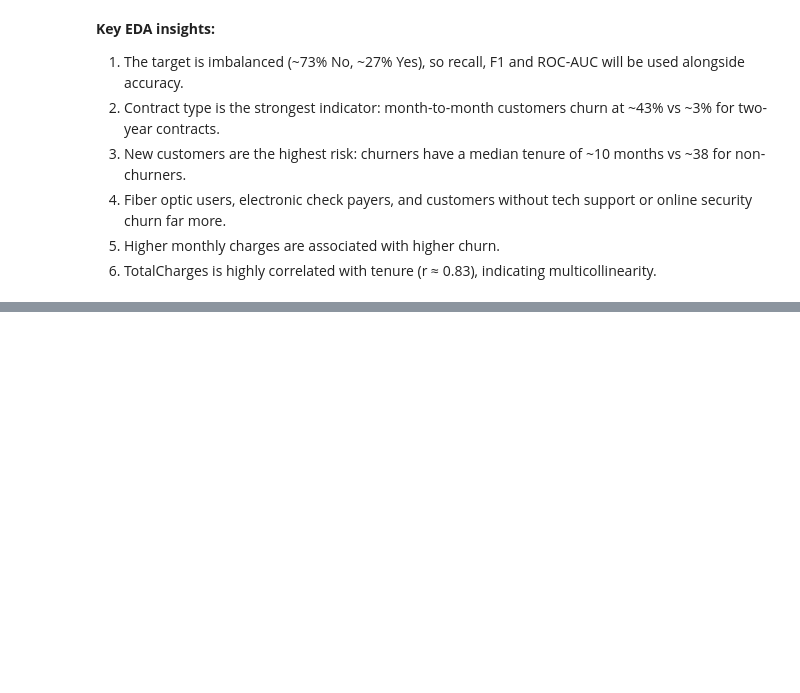
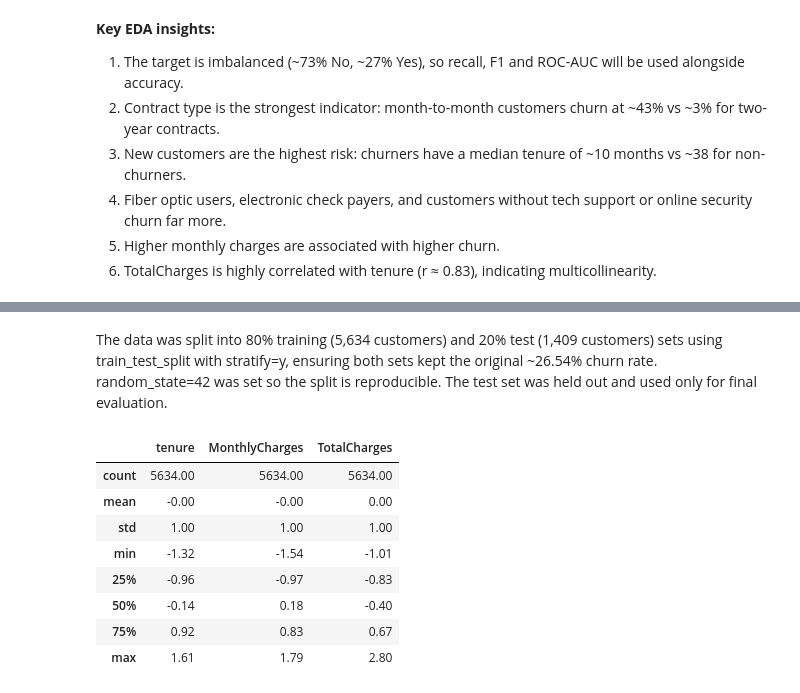
Before and after one commit to Hesandu-Ruwanpathirana/telco-customer-churn-prediction, a Jupyter notebook: churn_prediction.ipynb, the cells around one changed output, grey strips where cells are left out. Saved outputs shown, nothing was run; the diff lists cells and outputs as text; code cells hidden in the pictures; blank space fills up the shorter version.

```diff
--- a/churn_prediction.ipynb
+++ b/churn_prediction.ipynb
@@ -217,0 +267,26 @@ plt.show()
+# %% [markdown]
+The data was split into 80% training (5,634 customers) and 20% test (1,409 customers) sets using train_test_split with stratify=y, ensuring both sets kept the original ~26.54% churn rate. random_state=42 was set so the split is reproducible. The test set was held out and used only for final evaluation.
+# %%
+from sklearn.preprocessing import StandardScaler
+
+num_cols = ["tenure", "MonthlyCharges", "TotalCharges"]
+
+scaler = StandardScaler()
+
+# Learns the average and spread from training data, then scales it
+X_train[num_cols] = scaler.fit_transform(X_train[num_cols])
+
+# Uses the training average and spread to scale test data
+X_test[num_cols] = scaler.transform(X_test[num_cols])
+
+X_train[num_cols].describe().round(2)
+# %% [output]
+|  | tenure | MonthlyCharges | TotalCharges |
+| count | 5634.00 | 5634.00 | 5634.00 |
+| mean | -0.00 | -0.00 | 0.00 |
+| std | 1.00 | 1.00 | 1.00 |
+| min | -1.32 | -1.54 | -1.01 |
+| 25% | -0.96 | -0.97 | -0.83 |
+| 50% | -0.14 | 0.18 | -0.40 |
+| 75% | 0.92 | 0.83 | 0.67 |
+| max | 1.61 | 1.79 | 2.80 |
```
Also changed, not shown: parts of 10 cells of this notebook.
